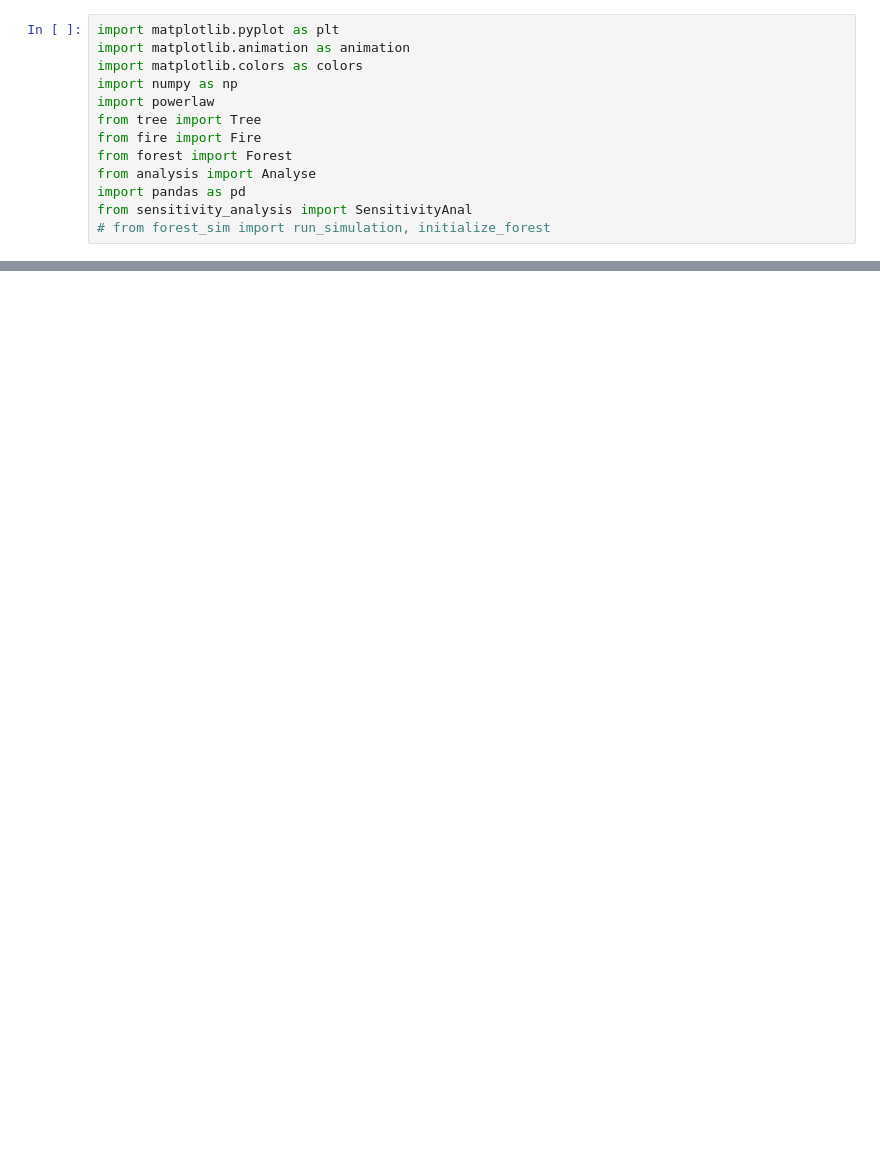
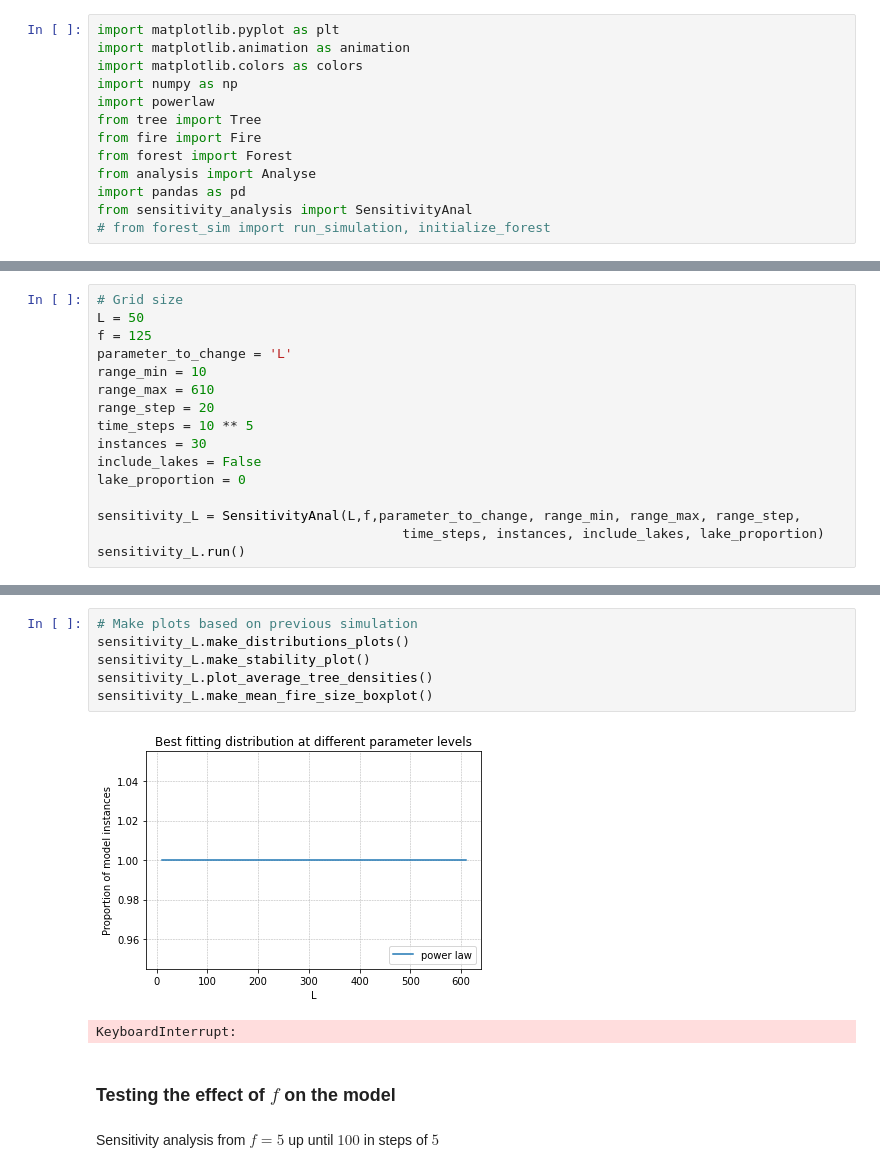
Before and after one commit to JTimmr/Complex_Systems, a Jupyter notebook: code.ipynb, the cells around one changed output, grey strips where cells are left out. Drawn from its saved outputs; the diff is of its cells as text; blank space fills up the shorter version.

```diff
--- a/code.ipynb
+++ b/code.ipynb
@@ -354,0 +93,16 @@ analysis_20.log_log_plot(ax, fig, color='orange', ax_title=ax_title, title=title
+# %%
+# Grid size
+L = 50
+f = 125
+parameter_to_change = 'L'
+range_min = 10
+range_max = 610
+range_step = 20
+time_steps = 10 ** 5
+instances = 30
+include_lakes = False
+lake_proportion = 0
+
+sensitivity_L = SensitivityAnal(L,f,parameter_to_change, range_min, range_max, range_step,
+                                       time_steps, instances, include_lakes, lake_proportion)
+sensitivity_L.run()
@@ -354,0 +128,13 @@ analysis_20.log_log_plot(ax, fig, color='orange', ax_title=ax_title, title=title
+# %%
+# Make plots based on previous simulation
+sensitivity_L.make_distributions_plots()
+sensitivity_L.make_stability_plot()
+sensitivity_L.plot_average_tree_densities()
+sensitivity_L.make_mean_fire_size_boxplot()
+# %% [output]
+[figure, added]
+KeyboardInterrupt:
+# %% [markdown]
+### Testing the effect of $f$ on the model
+# %% [markdown]
+Sensitivity analysis from $f = 5$ up until $100$ in steps of $5$
```
Also changed, not shown: parts of 34 cells of this notebook.
